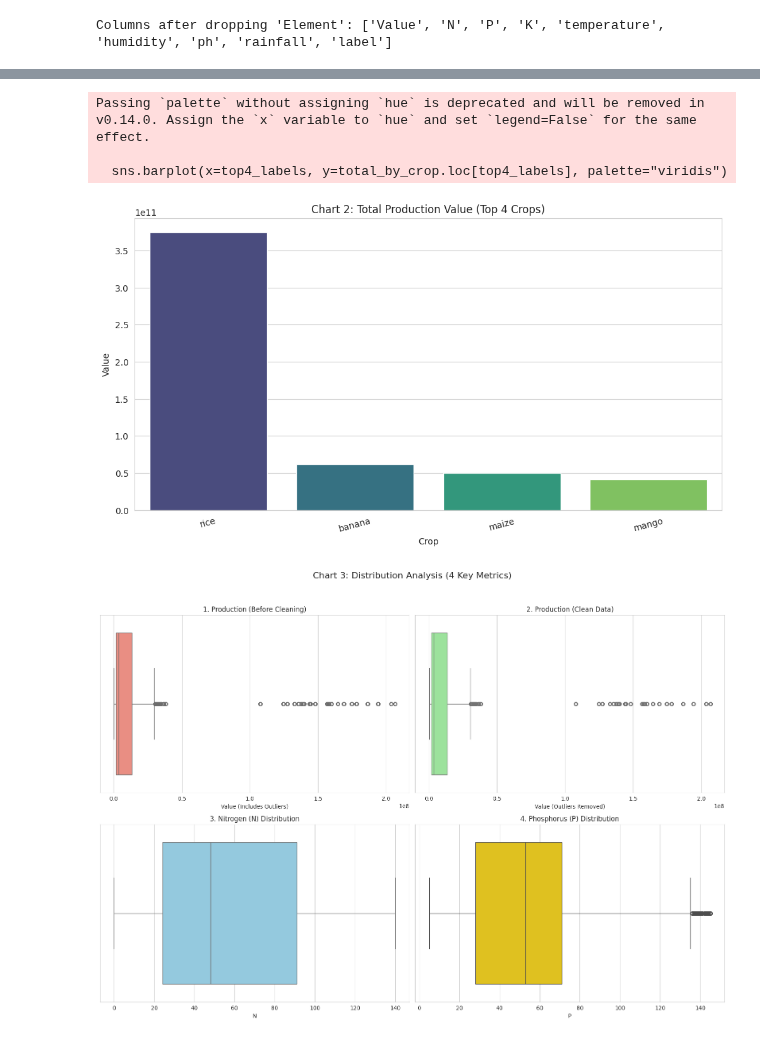
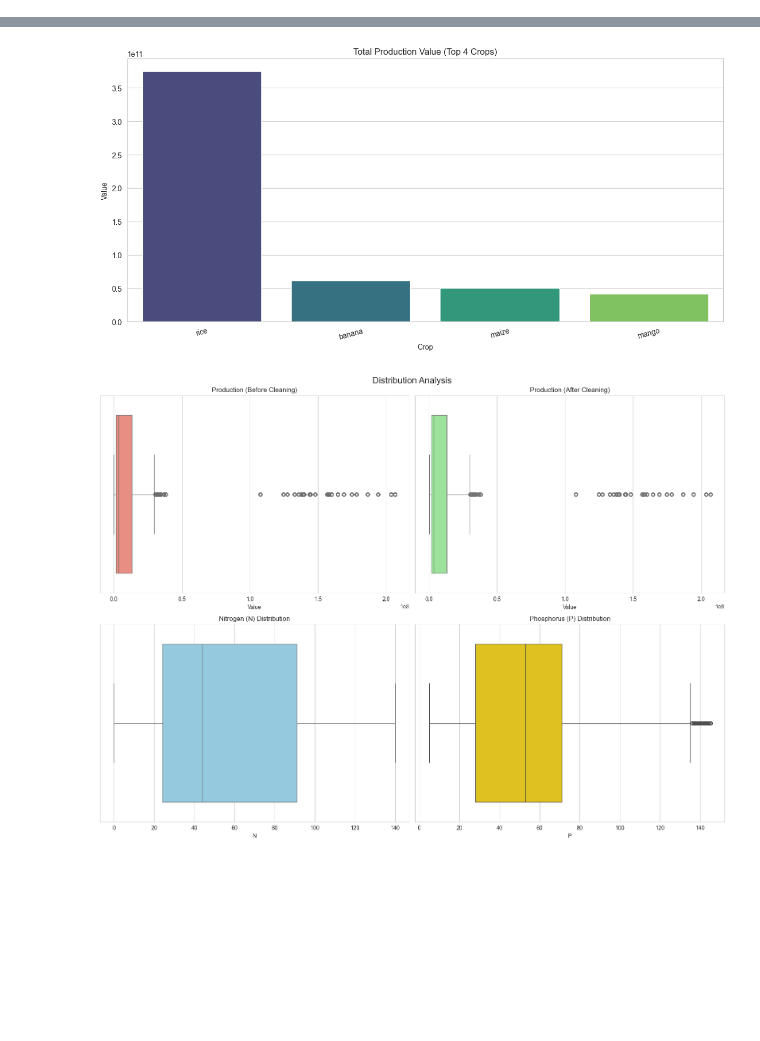
Before and after one commit to springboardmentor2468a-lab/AgriYield, a Jupyter notebook: AI_Agriyield_Predictor.ipynb, the cells around one changed output, grey strips where cells are left out. Cells and saved outputs as stored; diff of their text form; code cells hidden in the pictures; blank space fills up the shorter version.

```diff
--- a/AI_Agriyield_Predictor.ipynb
+++ b/AI_Agriyield_Predictor.ipynb
@@ -214,86 +89,70 @@ Unique Elements AFTER filtering: ['Production']
 # %%
-# Task 7: Remove / Drop Column 'Element'
+# Task 7: Remove Column 'Element'
 final_df.drop(columns=['Element'], inplace=True)
-
-print("Columns after dropping 'Element':", final_df.columns.tolist())
-# %% [output]
-Columns after dropping 'Element': ['Value', 'N', 'P', 'K', 'temperature', 'humidity', 'ph', 'rainfall', 'label']
 # %%
-# Task 8: Complete EDA (Visualizing the 12 Crops)
+# Task 8: Complete EDA
 import pandas as pd
 import seaborn as sns
 import matplotlib.pyplot as plt
 
-# --- PART 1: CLEANING ---
+final_df.dropna(inplace=True)
+final_df.drop_duplicates(inplace=True)
 
-print("--- Step 0: Crop counts (before cleaning) ---")
-print(final_df['label'].value_counts().rename_axis('crop').to_frame('count').sort_index())
-
-print("\n--- Step 1: Nulls ---")
-print("Nulls:\n", final_df.isnull().sum())
-final_df.dropna(inplace=True)
-print("Shape AFTER dropping nulls:", final_df.shape)
-
-print("\n--- Step 2: Duplicates ---")
-print("Duplicates:", final_df.duplicated().sum())
-final_df.drop_duplicates(inplace=True)
-print("Shape AFTER dropping duplicates:", final_df.shape)
-
-print("\n--- Step 3: Removing Outliers ---")
-numeric_cols = ['Value', 'N', 'P', 'K', 'temperature', 'humidity', 'ph', 'rainfall']
+numeric_cols = ['N', 'P', 'K', 'temperature', 'humidity', 'ph', 'rainfall']
 
 def remove_outliers_per_group(group):
+    outlier_counts = pd.Series([0] * len(group), index=group.index)
     for col in numeric_cols:
         Q1 = group[col].quantile(0.25)
         Q3 = group[col].quantile(0.75)
         IQR = Q3 - Q1
-        lower = Q1 - 1.5 * IQR
-        upper = Q3 + 1.5 * IQR
-        group = group[(group[col] >= lower) & (group[col] <= upper)]
-    return group
+        lower = Q1 - 2.5 * IQR
+        upper = Q3 + 2.5 * IQR
+        outlier_counts += ((group[col] < lower) | (group[col] > upper)).astype(int)
+    return group[outlier_counts < 3]
 
 final_df_clean = final_df.groupby('label', group_keys=False).apply(remove_outliers_per_group)
 
-print("Shape AFTER removing outliers:", final_df_clean.shape)
-print("Crops Remaining:", len(final_df_clean['label'].unique()))
-print(final_df_clean['label'].value_counts().rename_axis('crop').to_frame('count').sort_index())
+print(f"Final Dataset Shape: {final_df_clean.shape}")
+print(f"Unique Crops: {len(final_df_clean['label'].unique())}")
 
-# --- PART 2: VISUALIZATIONS ---
 sns.set_style("whitegrid")
 
 plt.figure(figsize=(10, 8))
 sns.heatmap(final_df_clean[numeric_cols].corr(), annot=True, cmap='coolwarm', fmt=".2f")
-plt.title("Chart 1: Correlation Heatmap")
+plt.title("Correlation Heatmap")
+plt.tight_layout()
 plt.show()
 
 total_by_crop = final_df_clean.groupby('label')['Value'].sum().sort_values(ascending=False)
 top4_labels = total_by_crop.head(4).index
 plt.figure(figsize=(12, 6))
-sns.barplot(x=top4_labels, y=total_by_crop.loc[top4_labels], palette="viridis")
-plt.title("Chart 2: Total Production Value (Top 4 Crops)")
+sns.barplot(x=top4_labels, y=total_by_crop.loc[top4_labels], hue=top4_labels, legend=False, palette="viridis")
+plt.title("Total Production Value (Top 4 Crops)")
 plt.xlabel("Crop")
 plt.ylabel("Value")
 plt.xticks(rotation=15)
+plt.tight_layout()
 plt.show()
 
 fig, axes = plt.subplots(2, 2, figsize=(16, 12))
-fig.suptitle('Chart 3: Distribution Analysis (4 Key Metrics)', fontsize=16)
+fig.suptitle('Distribution Analysis', fontsize=16)
 axes = axes.flatten()
 
 sns.boxplot(x=final_df['Value'], ax=axes[0], color='salmon')
-axes[0].set_title('1. Production (Before Cleaning)', fontsize=12)
-axes[0].set_xlabel('Value (Includes Outliers)')
+axes[0].set_title('Production (Before Cleaning)')
+axes[0].set_xlabel('Value')
 
 sns.boxplot(x=final_df_clean['Value'], ax=axes[1], color='lightgreen')
-axes[1].set_title('2. Production (Clean Data)', fontsize=12)
-axes[1].set_xlabel('Value (Outliers Removed)')
+axes[1].set_title('Production (After Cleaning)')
+axes[1].set_xlabel('Value')
 
 sns.boxplot(x=final_df_clean['N'], ax=axes[2], color='skyblue')
-axes[2].set_title('3. Nitrogen (N) Distribution', fontsize=12)
+axes[2].set_title('Nitrogen (N) Distribution')
 
 sns.boxplot(x=final_df_clean['P'], ax=axes[3], color='gold')
-axes[3].set_title('4. Phosphorus (P) Distribution', fontsize=12)
+axes[3].set_title('Phosphorus (P) Distribution')
 
-plt.tight_layout(rect=[0, 0.03, 1, 0.95])
+plt.tight_layout()
 plt.show()
 # %% [output]
@@ -335,6 +162,3 @@ watermelon    2400
-Passing `palette` without assigning `hue` is deprecated and will be removed in v0.14.0. Assign the `x` variable to `hue` and set `legend=False` for the same effect.
-
-  sns.barplot(x=top4_labels, y=total_by_crop.loc[top4_labels], palette="viridis")
-[figure, old version]
+[figure, new version]
-[figure, old version]
+[figure, new version]
 # %%
```
Also changed, not shown: parts of 12 cells of this notebook, 7 other files.
